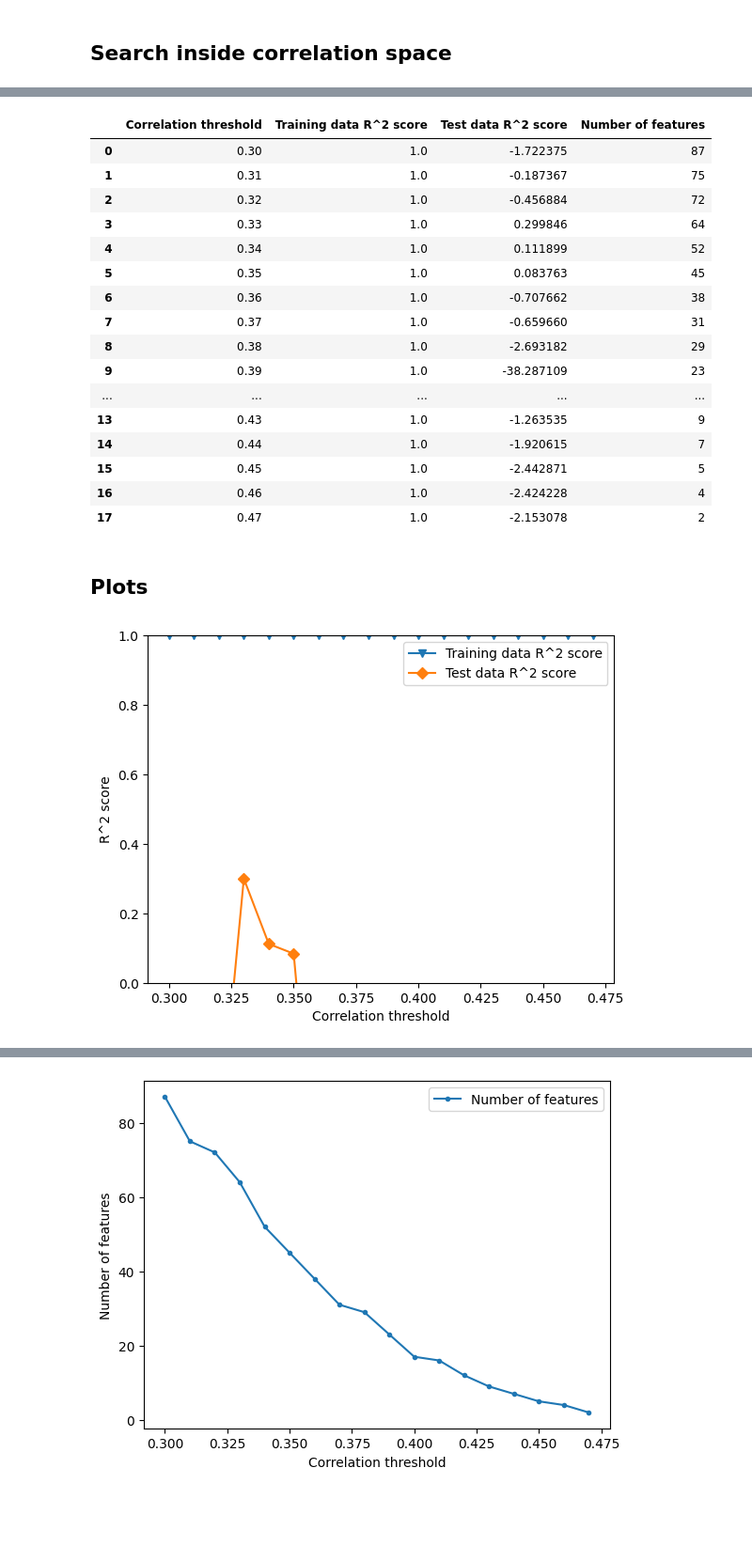
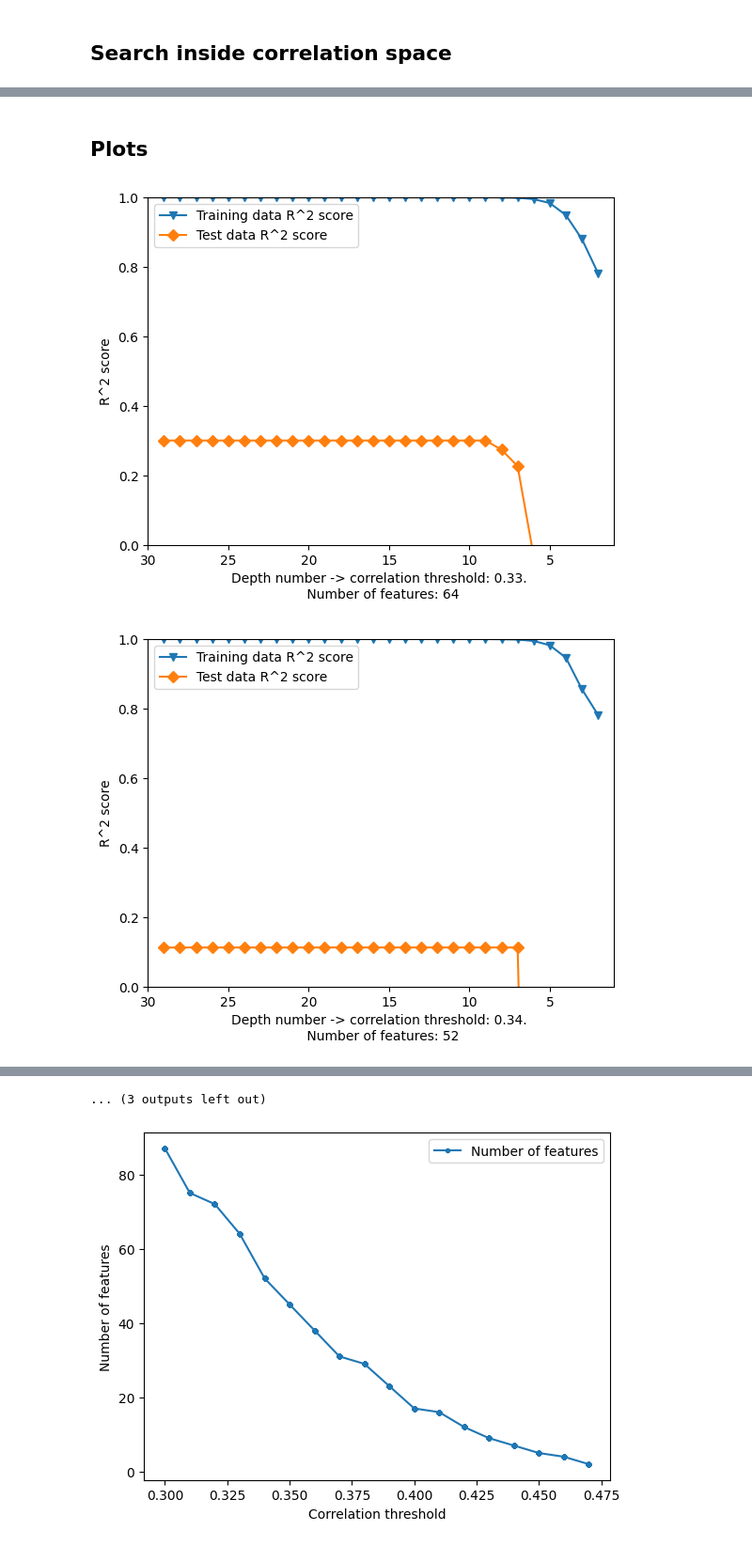
Before and after one commit to XDamianX-coder/caffeine_new_structures, a Jupyter notebook: Predictions_and_analysis/Predictive_model-Decision_Tree.ipynb, the cells around one changed output, grey strips where cells are left out. Shown at 94% size. Saved outputs shown, nothing was run; the diff lists cells and outputs as text; code cells hidden in the pictures; blank space fills up the shorter version.

```diff
--- a/Predictions_and_analysis/Predictive_model-Decision_Tree.ipynb
+++ b/Predictions_and_analysis/Predictive_model-Decision_Tree.ipynb
@@ -174,7 +174,7 @@ molecular_descriptors_df = prepare_data('../Data/initial_caffeine.xlsx')
 (58, 1388)
 (58, 1137)
 # %%
-without_standarization, train_r2_, test_r2_, hist1, hist2 = prepare_data_and_create_model(molecular_descriptors_df, 0.3, False)
+without_standarization, train_r2_, test_r2_, hist1, hist2 = prepare_data_and_create_model(molecular_descriptors_df, 0.46, False, 5)
 # %% [output]
 I am not doing standarization...
   molecular descriptor name
@@ -319,14 +292,21 @@ step = 0.01
 initial_step = 0.3
 last_step = 0.48
 first_list = [x / 100.0 for x in range(int(initial_step*100), int(last_step*100), int(step*100))]
+max_depth = [range(2, 30, 1)]
+corr_th = []
 second_list = []
 third_list = []
 f_list = []
+fif_list = []
 for i in first_list:
-    without_standarization, train_r2, test_r2, _, h_ = prepare_data_and_create_model(molecular_descriptors_df, i, False)
-    second_list.append(train_r2)
-    third_list.append(test_r2)
-    f_list.append(len(h_))
+    for depth in max_depth[0]:
+
+        without_standarization, train_r2, test_r2, _, h_ = prepare_data_and_create_model(molecular_descriptors_df, i, False, depth)
+        corr_th.append(i)
+        second_list.append(train_r2)
+        third_list.append(test_r2)
+        f_list.append(len(h_))
+        fif_list.append(depth)
 # %% [output]
 I am not doing standarization...
   molecular descriptor name
@@ -480,9 +516,10 @@ Name: Aktywność cytoprotekcyjna [%], dtype: int64
 # %%
-df_without_standarization = pd.DataFrame(data=first_list, columns=["Correlation threshold"])
+df_without_standarization = pd.DataFrame(data=corr_th, columns=["Correlation threshold"])
 # %%
 df_without_standarization['Training data R^2 score'] = second_list
 df_without_standarization['Test data R^2 score'] = third_list
 df_without_standarization['Number of features'] = f_list
+df_without_standarization['Depth number'] = fif_list
 # %%
 df_without_standarization
 # %% [output]
@@ -730,32 +539,17 @@ df_with_standarization['Number of features'] = f_list
-# %%
-df_with_standarization
-# %% [output]
-|  | Correlation threshold | Training data R^2 score | Test data R^2 score | Number of features |
-| 0 | 0.30 | 1.0 | -1.722375 | 87 |
-| 1 | 0.31 | 1.0 | -0.187367 | 75 |
-| 2 | 0.32 | 1.0 | -0.456884 | 72 |
-| 3 | 0.33 | 1.0 | 0.299846 | 64 |
-| 4 | 0.34 | 1.0 | 0.111899 | 52 |
-| 5 | 0.35 | 1.0 | 0.083763 | 45 |
-| 6 | 0.36 | 1.0 | -0.707662 | 38 |
-| 7 | 0.37 | 1.0 | -0.659660 | 31 |
-| 8 | 0.38 | 1.0 | -2.693182 | 29 |
-| 9 | 0.39 | 1.0 | -38.287109 | 23 |
-| ... | ... | ... | ... | ... |
-| 13 | 0.43 | 1.0 | -1.263535 | 9 |
-| 14 | 0.44 | 1.0 | -1.920615 | 7 |
-| 15 | 0.45 | 1.0 | -2.442871 | 5 |
-| 16 | 0.46 | 1.0 | -2.424228 | 4 |
-| 17 | 0.47 | 1.0 | -2.153078 | 2 |
 # %% [markdown]
 ## Plots
 # %%
-plt.plot(df_without_standarization['Correlation threshold'], df_without_standarization['Training data R^2 score'], label = "Training data R^2 score", marker='v')
-plt.plot(df_without_standarization['Correlation threshold'], df_without_standarization['Test data R^2 score'], label = "Test data R^2 score", marker='D')
-plt.legend()
-plt.xlabel('Correlation threshold')
-plt.ylabel('R^2 score')
-plt.ylim([0, 1])
-plt.show()
+corre_list = [x / 100.0 for x in range(int(0.33*100), int(0.48*100), int(0.01*100))]
+for element in corre_list:
+    element_ = df_without_standarization[df_without_standarization['Correlation threshold'] == float(element)]
+    plt.plot(element_['Depth number'], element_['Training data R^2 score'], label = "Training data R^2 score", marker='v')
+    plt.plot(element_['Depth number'], element_['Test data R^2 score'], label = "Test data R^2 score", marker='D')
+    plt.legend()
+    plt.xlabel('Depth number -> correlation threshold: '+str(element)+'. \n Number of features: '+str(element_['Number of features'].iloc[0]))
+    plt.xlim(max(element_['Depth number'])+1, min(element_['Depth number'])-1)
+    plt.ylabel('R^2 score')
+    plt.ylim([0, 1])
+    plt.show()
 # %% [output]
-[figure, old version]
+[figure, new version]
+[figure, added]
@@ -762,3 +566,4 @@ plt.show()
+... (3 outputs left out)
 # %%
 plt.plot(df_without_standarization['Correlation threshold'], df_without_standarization['Number of features'], label = "Number of features", marker='.')
 plt.legend()
```
Also changed, not shown: parts of 26 cells of this notebook, 30 other files.
